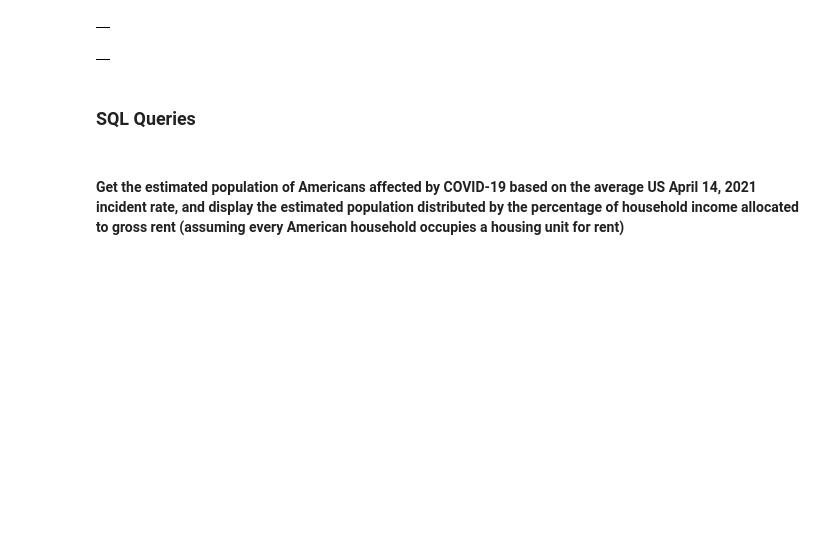
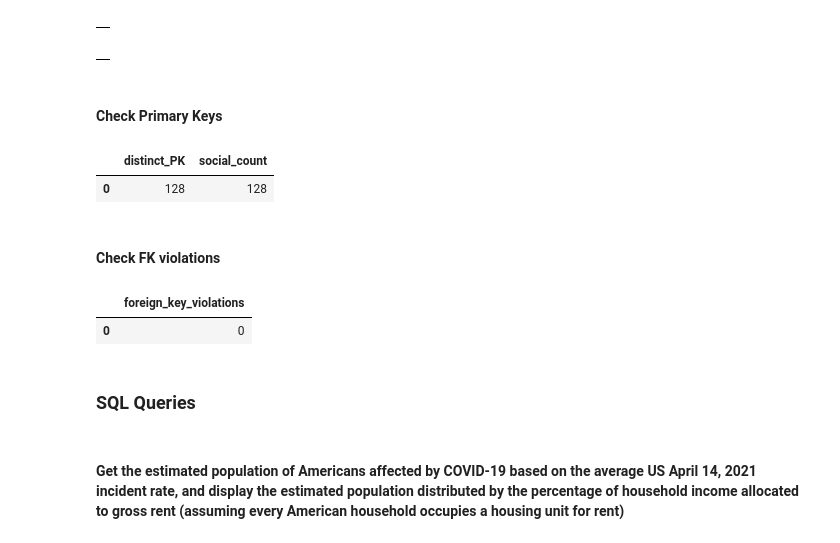
Before and after one commit to kimmisin/Elements-of-Databases, a Jupyter notebook: milestone2.ipynb, the cells around one changed output. Drawn from its saved outputs; the diff is of its cells as text; code cells hidden in the pictures; blank space fills up the shorter version.

```diff
--- a/milestone2.ipynb
+++ b/milestone2.ipynb
@@ -1634,6 +1654,29 @@ SELECT DISTINCT *
 FROM datamart.social
 # %% [output]
 |  |
+# %% [markdown]
+#### Check Primary Keys
+# %%
+%%bigquery
+SELECT count(*) AS distinct_PK, (SELECT count(*) FROM datamart.social) AS social_count
+FROM (
+    SELECT DISTINCT category, subcategory, label
+    FROM datamart.social
+)
+# %% [output]
+|  | distinct_PK | social_count |
+| 0 | 128 | 128 |
+# %% [markdown]
+#### Check FK violations
+# %%
+%%bigquery
+SELECT count(*) AS foreign_key_violations
+FROM datamart.social AS h
+LEFT JOIN datamart.locations AS l ON h.country=l.country
+WHERE l.id IS null
+# %% [output]
+|  | foreign_key_violations |
+| 0 | 0 |
 # %% [markdown]
 ### SQL Queries
 # %% [markdown]
```
Also changed, not shown: parts of 16 cells of this notebook.
